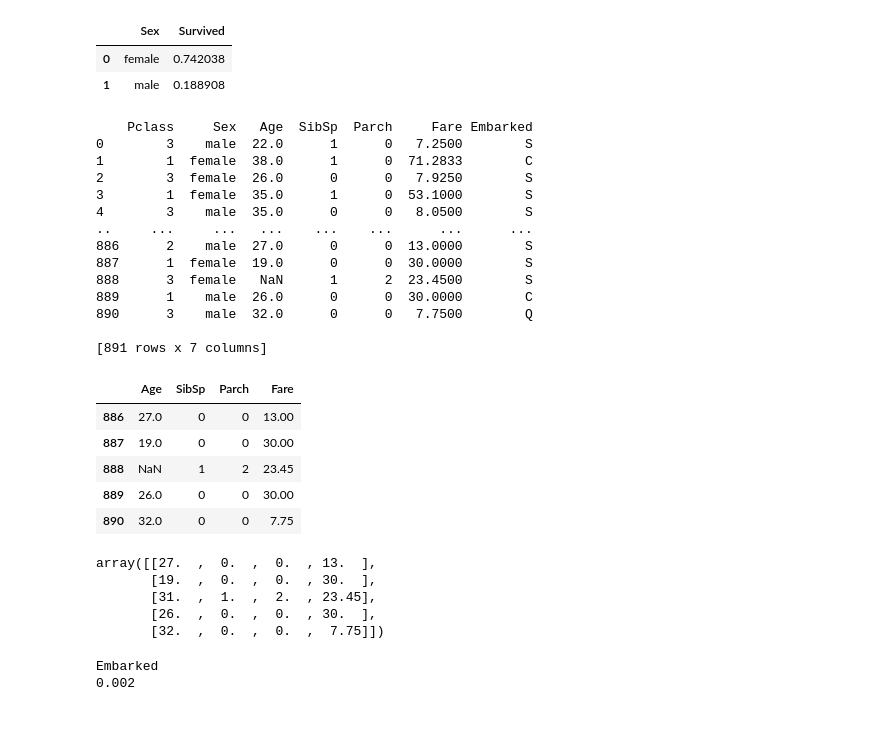
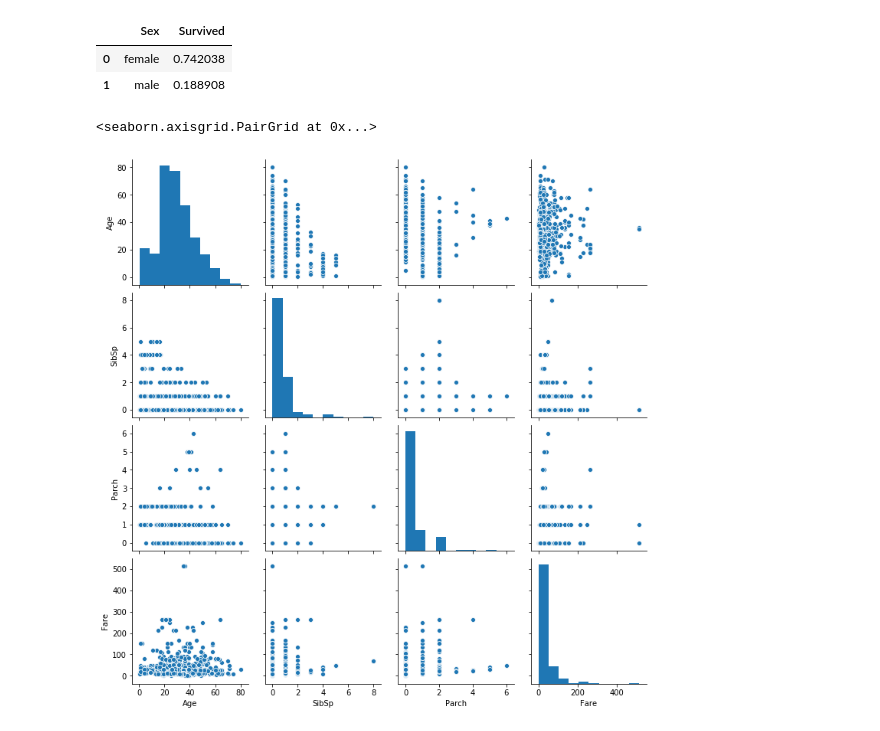
Before and after one commit to Ymvej/Simplon-Titanic-Gr9, a Jupyter notebook: Titanic.ipynb, the cells around one changed output. Cells and saved outputs as stored; diff of their text form; code cells hidden in the pictures.

Commit message:
graph

```diff
--- a/Titanic.ipynb
+++ b/Titanic.ipynb
@@ -140,39 +140,22 @@ data[['Sex', 'Survived']].groupby(['Sex'], as_index=False).mean().sort_values(by
 # %%
 data.drop_duplicates()
 X = data.drop('Survived', axis=1)
-y = np.array(data['Survived'])
+y = data['Survived']
+num = X[['Age', 'SibSp', 'Parch', 'Fare']]
 
-print(X)
+sns.pairplot(num)
 # %% [output]
-    Pclass     Sex   Age  SibSp  Parch     Fare Embarked
-0        3    male  22.0      1      0   7.2500        S
-1        1  female  38.0      1      0  71.2833        C
-2        3  female  26.0      0      0   7.9250        S
-3        1  female  35.0      1      0  53.1000        S
-4        3    male  35.0      0      0   8.0500        S
-..     ...     ...   ...    ...    ...      ...      ...
-886      2    male  27.0      0      0  13.0000        S
-887      1  female  19.0      0      0  30.0000        S
-888      3  female   NaN      1      2  23.4500        S
-889      1    male  26.0      0      0  30.0000        C
-890      3    male  32.0      0      0   7.7500        Q
-
-[891 rows x 7 columns]
+<seaborn.axisgrid.PairGrid at 0x...>
+[figure, added]
 # %%
 from sklearn.compose import make_column_selector
 
+cat = X[['Sex', 'Pclass', 'Embarked']]
 num = X[['Age', 'SibSp', 'Parch', 'Fare']]
 num.tail(5)
 
 # num = data[make_column_selector(dtype_include=np.number)]
 # cat = data[make_column_selector(dtype_exclude=np.number)]
-# %% [output]
-|  | Age | SibSp | Parch | Fare |
-| 886 | 27.0 | 0 | 0 | 13.00 |
-| 887 | 19.0 | 0 | 0 | 30.00 |
-| 888 | NaN | 1 | 2 | 23.45 |
-| 889 | 26.0 | 0 | 0 | 30.00 |
-| 890 | 32.0 | 0 | 0 | 7.75 |
 # %%
 from sklearn.impute import KNNImputer, SimpleImputer
 from sklearn.preprocessing import RobustScaler
@@ -180,22 +163,8 @@ from  sklearn.pipeline import make_pipeline
 from sklearn.preprocessing import OneHotEncoder
 
 imputer = KNNImputer(n_neighbors=4)
-imputer.fit_transform(num)[-5:]
+num = imputer.fit_transform(num)
+
 
 # num_pipeline = make_pipeline(KNNImputer(n_neighbors=3), RobustScaler())
 # cat_pipeline = make_pipeline(KNNImputer(n_neighbors=3), OneHotEncoder())
-# %% [output]
-array([[27.  ,  0.  ,  0.  , 13.  ],
-       [19.  ,  0.  ,  0.  , 30.  ],
-       [31.  ,  1.  ,  2.  , 23.45],
-       [26.  ,  0.  ,  0.  , 30.  ],
-       [32.  ,  0.  ,  0.  ,  7.75]])
-# %%
-
-catplot(x, y, data, hue)
-boxplot(x, y, data, hue)
-scatterplot(x, y, data, hue)
-# preprocess = make_column_transformer((num_pipeline, num), (cat_pipeline, cat))
-# %% [output]
-Embarked
-0.002
```
Also changed, not shown: parts of 2 cells of this notebook.
